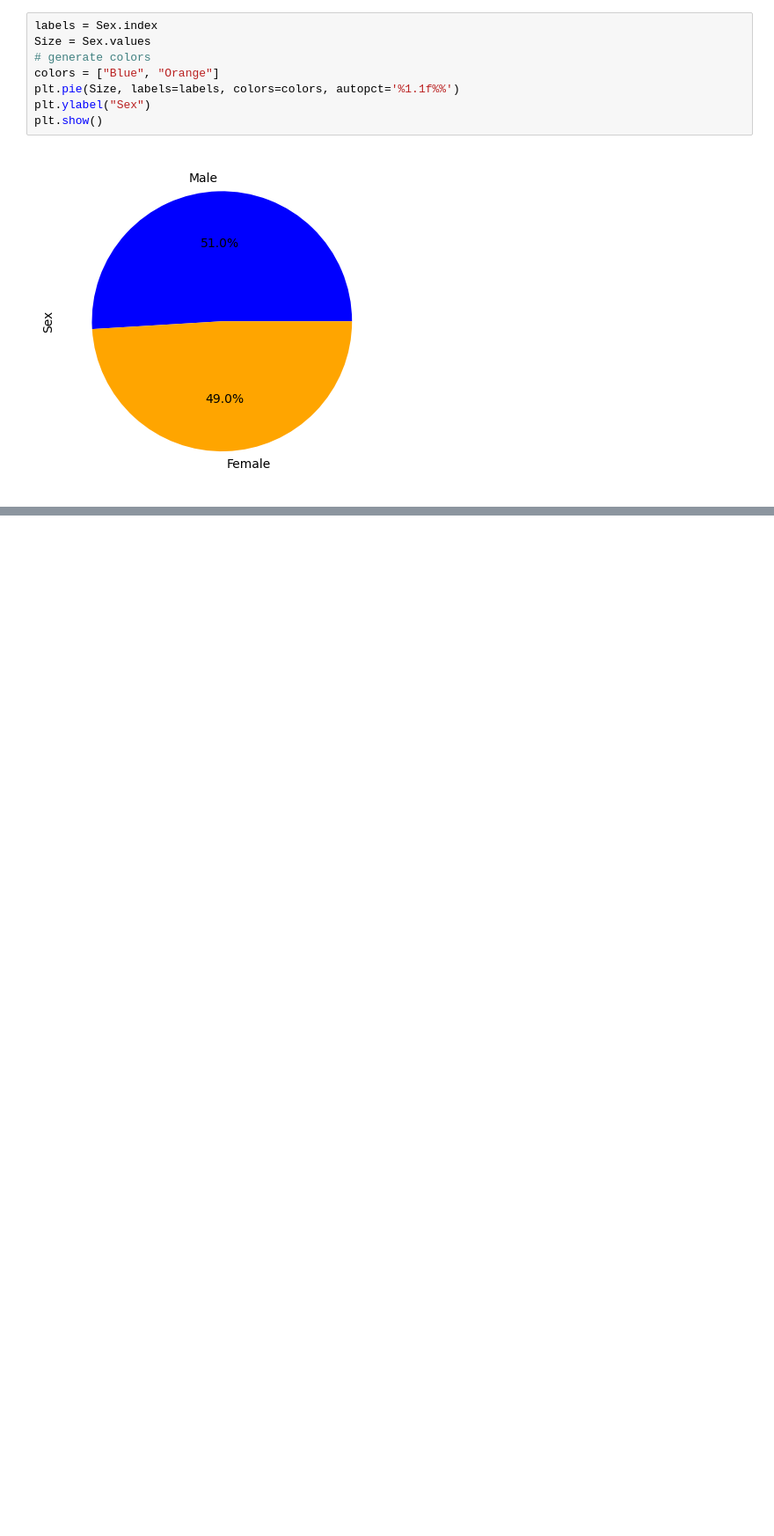
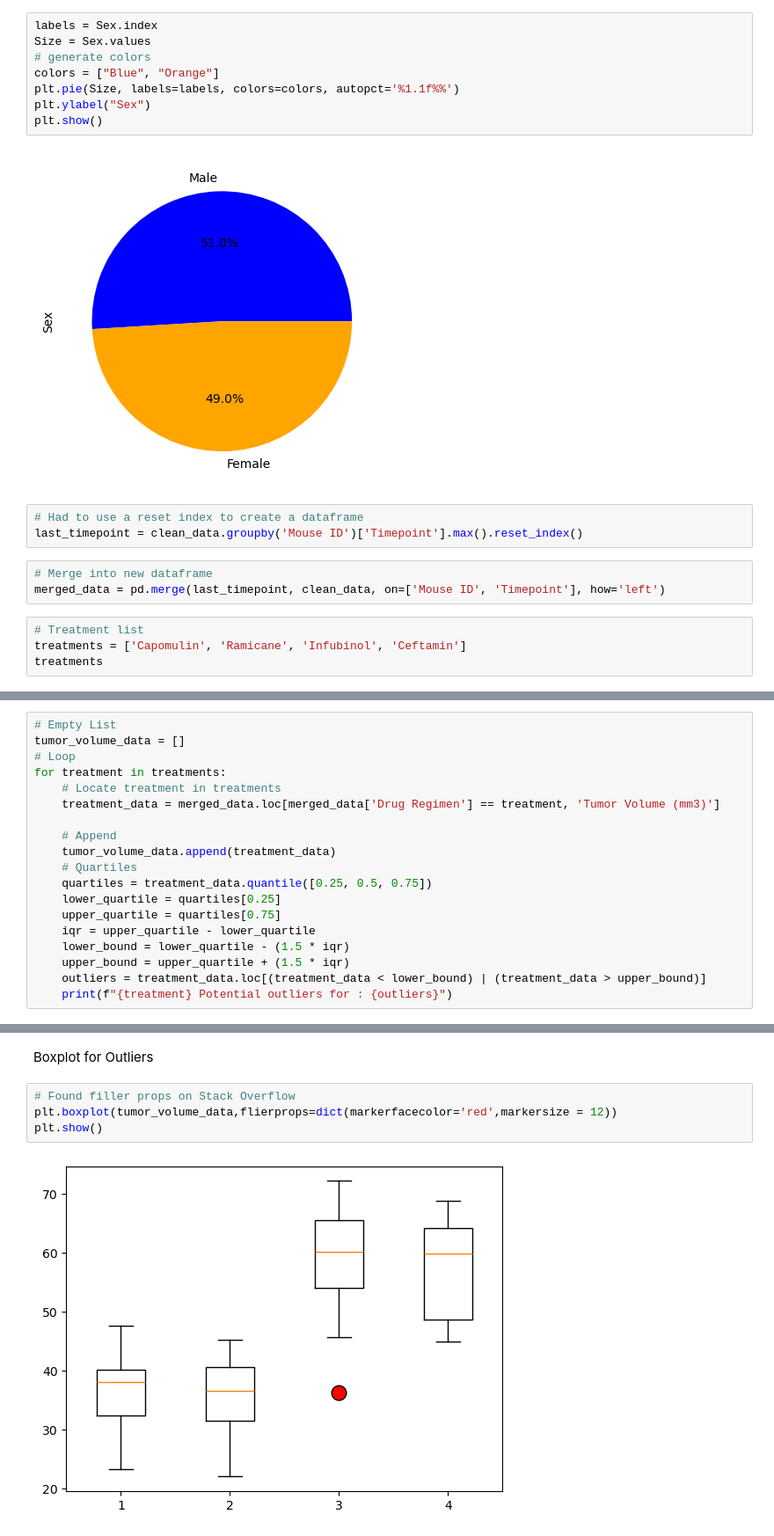
Before and after one commit to Ethan-sev/Data_Vis_Challenege, a Jupyter notebook: Pymaceuticals/MainScript.ipynb, the cells around one changed output, grey strips where cells are left out. Shown at 88% size. Saved outputs shown, nothing was run; the diff lists cells and outputs as text; blank space fills up the shorter version.

```diff
--- a/Pymaceuticals/MainScript.ipynb
+++ b/Pymaceuticals/MainScript.ipynb
@@ -169,3 +176,13 @@ plt.ylabel("Sex")
 plt.show()
 # %% [output]
 [figure]
+# %%
+# Had to use a reset index to create a dataframe
+last_timepoint = clean_data.groupby('Mouse ID')['Timepoint'].max().reset_index()
+# %%
+# Merge into new dataframe
+merged_data = pd.merge(last_timepoint, clean_data, on=['Mouse ID', 'Timepoint'], how='left')
+# %%
+# Treatment list
+treatments = ['Capomulin', 'Ramicane', 'Infubinol', 'Ceftamin']
+treatments
@@ -171,0 +191,19 @@ plt.show()
+# %%
+# Empty List
+tumor_volume_data = []
+# Loop
+for treatment in treatments:
+    # Locate treatment in treatments
+    treatment_data = merged_data.loc[merged_data['Drug Regimen'] == treatment, 'Tumor Volume (mm3)']
+
+    # Append
+    tumor_volume_data.append(treatment_data)
+    # Quartiles
+    quartiles = treatment_data.quantile([0.25, 0.5, 0.75])
+    lower_quartile = quartiles[0.25]
+    upper_quartile = quartiles[0.75]
+    iqr = upper_quartile - lower_quartile
+    lower_bound = lower_quartile - (1.5 * iqr)
+    upper_bound = upper_quartile + (1.5 * iqr)
+    outliers = treatment_data.loc[(treatment_data < lower_bound) | (treatment_data > upper_bound)]
+    print(f"{treatment} Potential outliers for : {outliers}")
@@ -171,0 +216,8 @@ plt.show()
+# %% [markdown]
+Boxplot for Outliers
+# %%
+# Found filler props on Stack Overflow
+plt.boxplot(tumor_volume_data,flierprops=dict(markerfacecolor='red',markersize = 12))
+plt.show()
+# %% [output]
+[figure, added]
```
Also changed, not shown: parts of 15 cells of this notebook.
